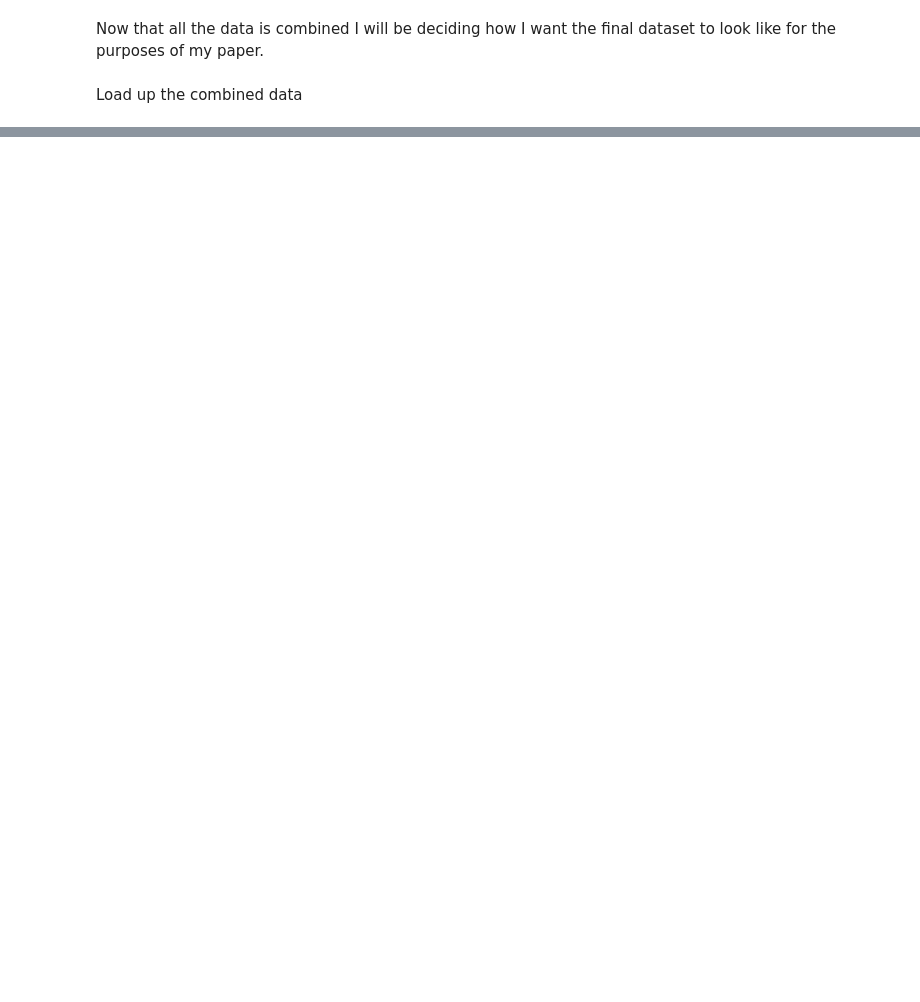
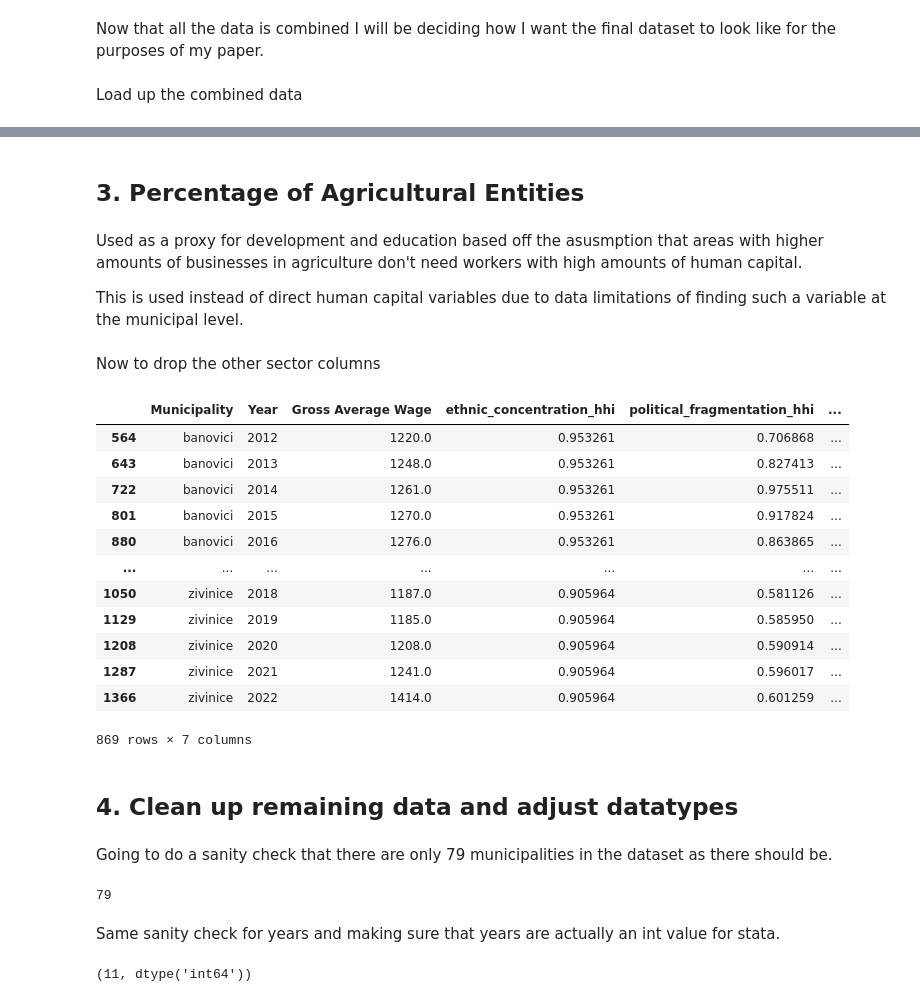
Before and after one commit to bakirgrbic/bih-entity-analysis, a Jupyter notebook: notebooks/FBiH Cleaning.ipynb, the cells around one changed output, grey strips where cells are left out. Cells and saved outputs as stored; diff of their text form; code cells hidden in the pictures; blank space fills up the shorter version.

Commit message:
Cleaned up data, begining PA4

```diff
--- a/notebooks/FBiH Cleaning.ipynb
+++ b/notebooks/FBiH Cleaning.ipynb
@@ -39,0 +94,3 @@ https://www.bmz.de/en/countries/bosnia-and-herzegovina/political-situation-91748
+# %%
+combined['political_fragmentation_hhi'] = combined.apply(calculate_political_hhi, axis=1)
+combined = combined.drop(columns=['percentage_bosnian_votes', 'percentage_croat_votes'])
@@ -39,0 +99,64 @@ https://www.bmz.de/en/countries/bosnia-and-herzegovina/political-situation-91748
+# %%
+combined = combined[combined["Year"].between(2012, 2022)].copy()
+# combined
+# %% [markdown]
+## 3. Percentage of Agricultural Entities
+# %% [markdown]
+Used as a proxy for development and education based off the asusmption that areas with higher amounts of businesses in agriculture don't need workers with high amounts of human capital.
+
+This is used instead of direct human capital variables due to data limitations of finding such a variable at the municipal level.
+# %%
+combined["Percentage of Agricultural Businesses"] = combined["A-Agriculture, forestry and fishing"] / combined["Total"]
+# %% [markdown]
+Now to drop the other sector columns
+# %%
+start_col = '00-Unclassified according to activities CEA 1)'
+end_col = 'Total'
+
+start_index = combined.columns.get_loc(start_col)
+end_index = combined.columns.get_loc(end_col)
+
+cols_to_drop = combined.columns[start_index : end_index + 1]
+
+combined = combined.drop(columns=cols_to_drop)
+# %%
+combined = combined[
+    [
+        "Municipality",
+        "Year",
+        "Gross Average Wage",
+        "ethnic_concentration_hhi",
+        "political_fragmentation_hhi",
+        "Percentage of Agricultural Businesses",
+        "Employees"
+    ]
+]
+combined
+# %% [output]
+|  | Municipality | Year | Gross Average Wage | ethnic_concentration_hhi | political_fragmentation_hhi | ... |
+| 564 | banovici | 2012 | 1220.0 | 0.953261 | 0.706868 | ... |
+| 643 | banovici | 2013 | 1248.0 | 0.953261 | 0.827413 | ... |
+| 722 | banovici | 2014 | 1261.0 | 0.953261 | 0.975511 | ... |
+| 801 | banovici | 2015 | 1270.0 | 0.953261 | 0.917824 | ... |
+| 880 | banovici | 2016 | 1276.0 | 0.953261 | 0.863865 | ... |
+| ... | ... | ... | ... | ... | ... | ... |
+| 1050 | zivinice | 2018 | 1187.0 | 0.905964 | 0.581126 | ... |
+| 1129 | zivinice | 2019 | 1185.0 | 0.905964 | 0.585950 | ... |
+| 1208 | zivinice | 2020 | 1208.0 | 0.905964 | 0.590914 | ... |
+| 1287 | zivinice | 2021 | 1241.0 | 0.905964 | 0.596017 | ... |
+| 1366 | zivinice | 2022 | 1414.0 | 0.905964 | 0.601259 | ... |
+869 rows × 7 columns
+# %% [markdown]
+## 4. Clean up remaining data and adjust datatypes
+# %% [markdown]
+Going to do a sanity check that there are only 79 municipalities in the dataset as there should be.
+# %%
+len(combined["Municipality"].unique())
+# %% [output]
+79
+# %% [markdown]
+Same sanity check for years and making sure that years are actually an int value for stata.
+# %%
+len(combined["Year"].unique()), combined["Year"].dtype
+# %% [output]
+(11, dtype('int64'))
```
Also changed, not shown: parts of 39 cells of this notebook, 2 other files.
